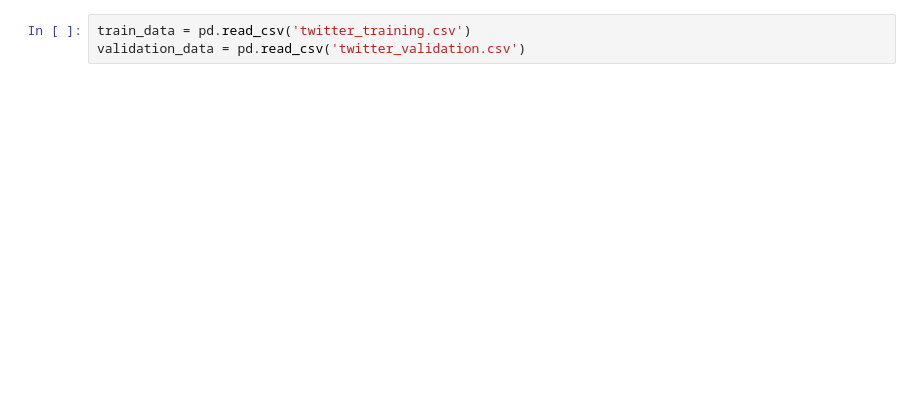
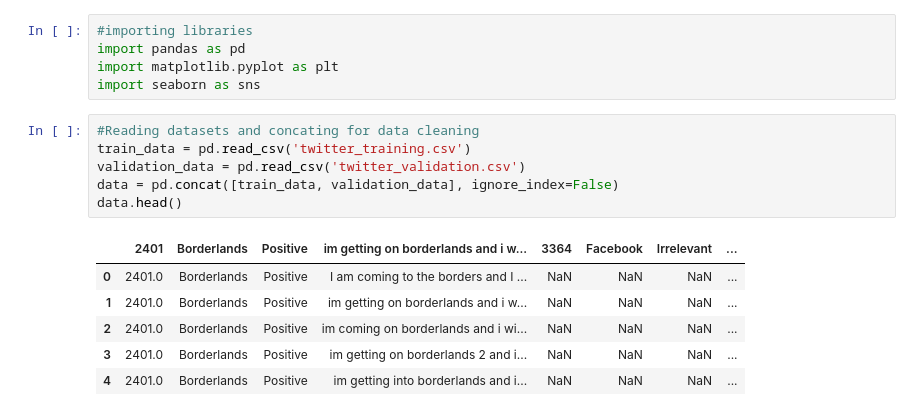
Before and after one commit to sultanbeishenkulov/Twitter_sentiment_analysis, a Jupyter notebook: twitter_sentiment_analysis.ipynb, the cells around one changed output. Cells and saved outputs as stored; diff of their text form; blank space fills up the shorter version.

```diff
--- a/twitter_sentiment_analysis.ipynb
+++ b/twitter_sentiment_analysis.ipynb
@@ -3,3 +6,18 @@ import pandas as pd
+# %%
+#importing libraries
+import pandas as pd
+import matplotlib.pyplot as plt
+import seaborn as sns
 # %%
+#Reading datasets and concating for data cleaning
 train_data = pd.read_csv('twitter_training.csv')
 validation_data = pd.read_csv('twitter_validation.csv')
+data = pd.concat([train_data, validation_data], ignore_index=False)
+data.head()
+# %% [output]
+|  | 2401 | Borderlands | Positive | im getting on borderlands and i w... | 3364 | Facebook | Irrelevant | ... |
+| 0 | 2401.0 | Borderlands | Positive | I am coming to the borders and I ... | NaN | NaN | NaN | ... |
+| 1 | 2401.0 | Borderlands | Positive | im getting on borderlands and i w... | NaN | NaN | NaN | ... |
+| 2 | 2401.0 | Borderlands | Positive | im coming on borderlands and i wi... | NaN | NaN | NaN | ... |
+| 3 | 2401.0 | Borderlands | Positive | im getting on borderlands 2 and i... | NaN | NaN | NaN | ... |
+| 4 | 2401.0 | Borderlands | Positive | im getting into borderlands and i... | NaN | NaN | NaN | ... |
```
Also changed, not shown: parts of 16 cells of this notebook, 2 other files.
